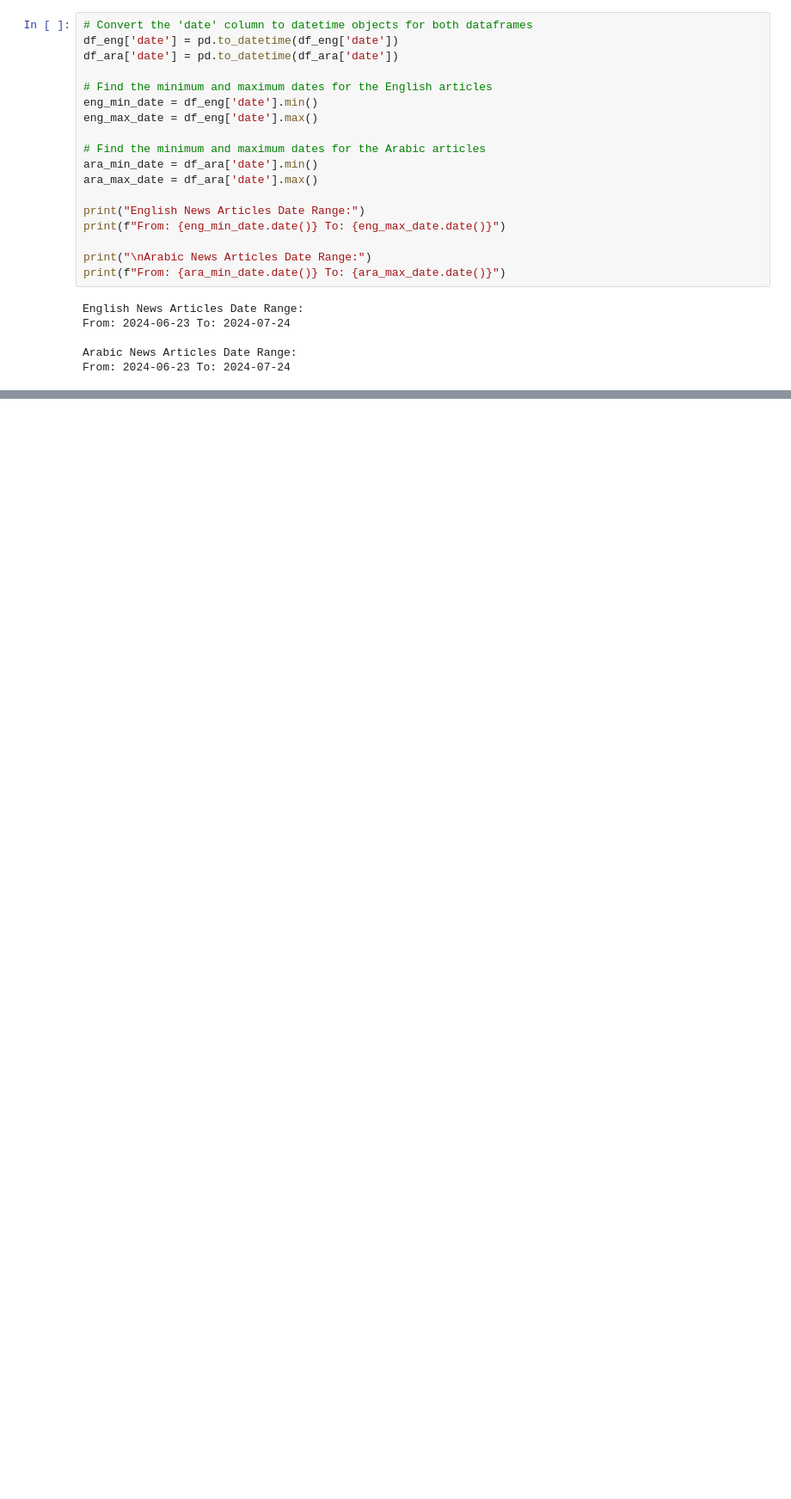
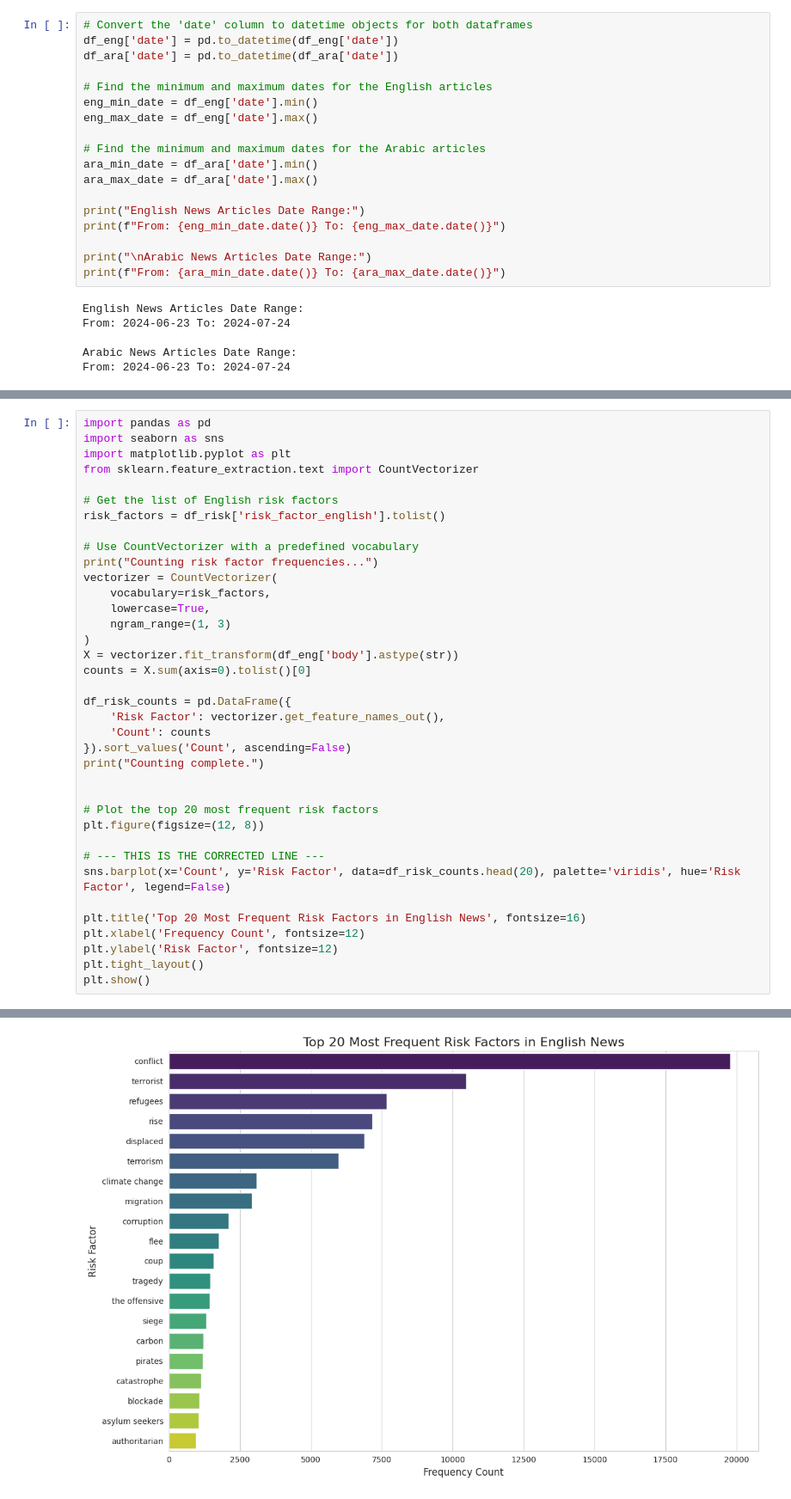
Before and after one commit to AdamPrzychodni/food-crisis-early-warning-system-research, a Jupyter notebook: notebooks/01_EDA.ipynb, the cells around one changed output, grey strips where cells are left out. Shown: that part at 86% size. Saved outputs shown, nothing was run; the diff lists cells and outputs as text; blank space fills up the shorter version.

```diff
--- a/notebooks/01_EDA.ipynb
+++ b/notebooks/01_EDA.ipynb
@@ -262,0 +450,38 @@ From: 2024-06-23 To: 2024-07-24
+# %%
+import pandas as pd
+import seaborn as sns
+import matplotlib.pyplot as plt
+from sklearn.feature_extraction.text import CountVectorizer
+
+# Get the list of English risk factors
+risk_factors = df_risk['risk_factor_english'].tolist()
+
+# Use CountVectorizer with a predefined vocabulary
+print("Counting risk factor frequencies...")
+vectorizer = CountVectorizer(
+    vocabulary=risk_factors,
+    lowercase=True,
+    ngram_range=(1, 3)
+)
+X = vectorizer.fit_transform(df_eng['body'].astype(str))
+counts = X.sum(axis=0).tolist()[0]
+
+df_risk_counts = pd.DataFrame({
+    'Risk Factor': vectorizer.get_feature_names_out(),
+    'Count': counts
+}).sort_values('Count', ascending=False)
+print("Counting complete.")
+
+
+# Plot the top 20 most frequent risk factors
+plt.figure(figsize=(12, 8))
+
+# --- THIS IS THE CORRECTED LINE ---
+sns.barplot(x='Count', y='Risk Factor', data=df_risk_counts.head(20), palette='viridis', hue='Risk Factor', legend=False)
+
+plt.title('Top 20 Most Frequent Risk Factors in English News', fontsize=16)
+plt.xlabel('Frequency Count', fontsize=12)
+plt.ylabel('Risk Factor', fontsize=12)
+plt.tight_layout()
+plt.show()
+# %% [output]
@@ -262,0 +493 @@ From: 2024-06-23 To: 2024-07-24
+[figure, added]
```
Also changed, not shown: parts of 24 cells of this notebook, 3 other files.
